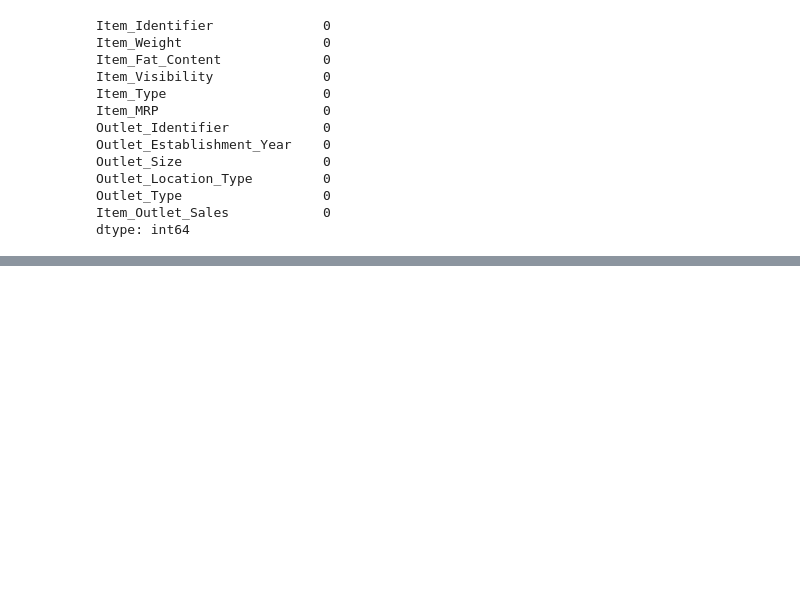
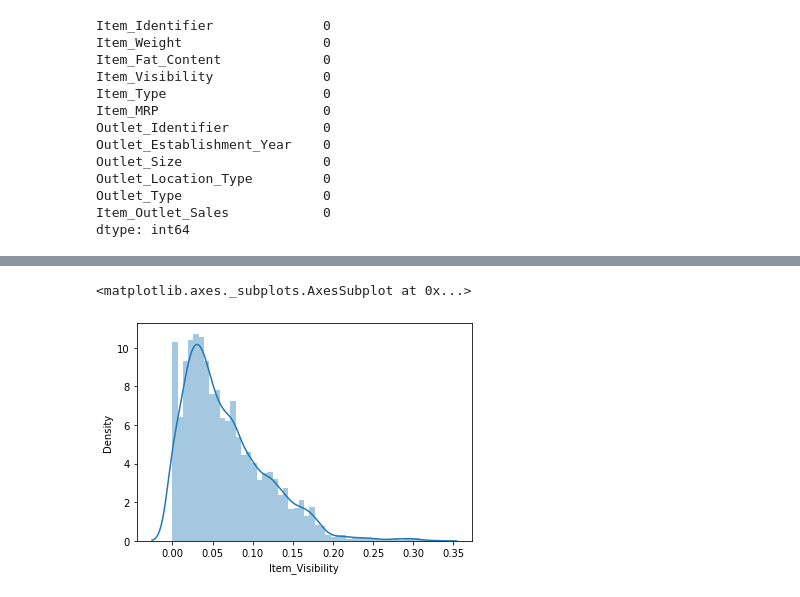
Before and after one commit to ismailsg/BigMat_Outlet_Sales, a Jupyter notebook: BigMat_Outlet_Sales.ipynb, the cells around one changed output, grey strips where cells are left out. Saved outputs shown, nothing was run; the diff lists cells and outputs as text; code cells hidden in the pictures; blank space fills up the shorter version.

```diff
--- a/BigMat_Outlet_Sales.ipynb
+++ b/BigMat_Outlet_Sales.ipynb
@@ -252,0 +273,5 @@ dtype: int64
+# %%
+sns.distplot(my_data.Item_Visibility)
+# %% [output]
+<matplotlib.axes._subplots.AxesSubplot at 0x...>
+[figure, added]
```
Also changed, not shown: parts of 40 cells of this notebook.
